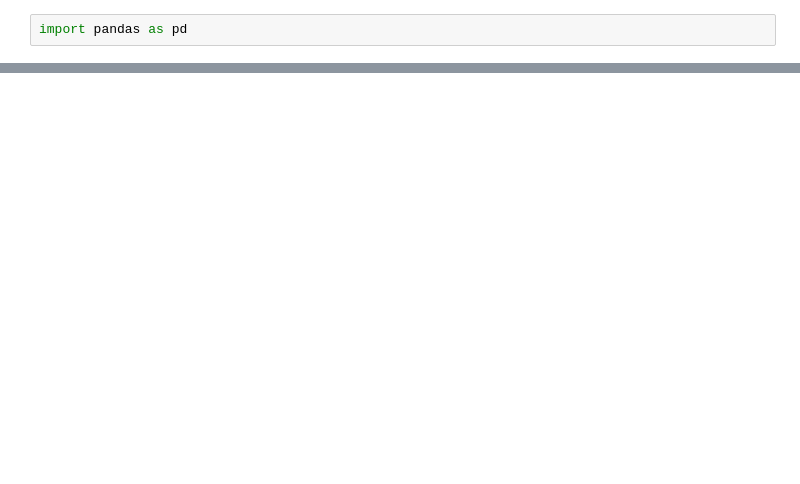
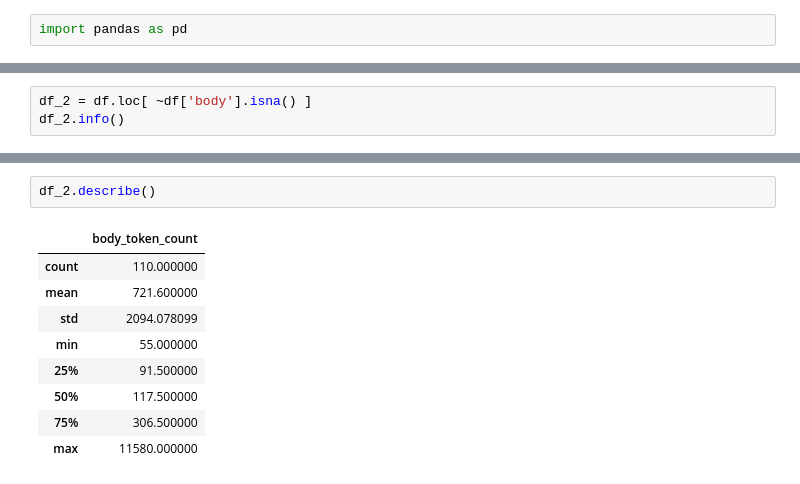
Before and after one commit to rhuanbarros/agent_email_kb, a Jupyter notebook: lab/2_group_threads.ipynb, the cells around one changed output, grey strips where cells are left out. Drawn from its saved outputs; the diff is of its cells as text; blank space fills up the shorter version.

```diff
--- a/lab/2_group_threads.ipynb
+++ b/lab/2_group_threads.ipynb
@@ -44,0 +78,3 @@ Name: count, Length: 1258, dtype: int64
+# %%
+df_2 = df.loc[ ~df['body'].isna() ]
+df_2.info()
@@ -44,0 +115,12 @@ Name: count, Length: 1258, dtype: int64
+# %%
+df_2.describe()
+# %% [output]
+|  | body_token_count |
+| count | 110.000000 |
+| mean | 721.600000 |
+| std | 2094.078099 |
+| min | 55.000000 |
+| 25% | 91.500000 |
+| 50% | 117.500000 |
+| 75% | 306.500000 |
+| max | 11580.000000 |
```
Also changed, not shown: parts of 20 cells of this notebook, 1 other file.
